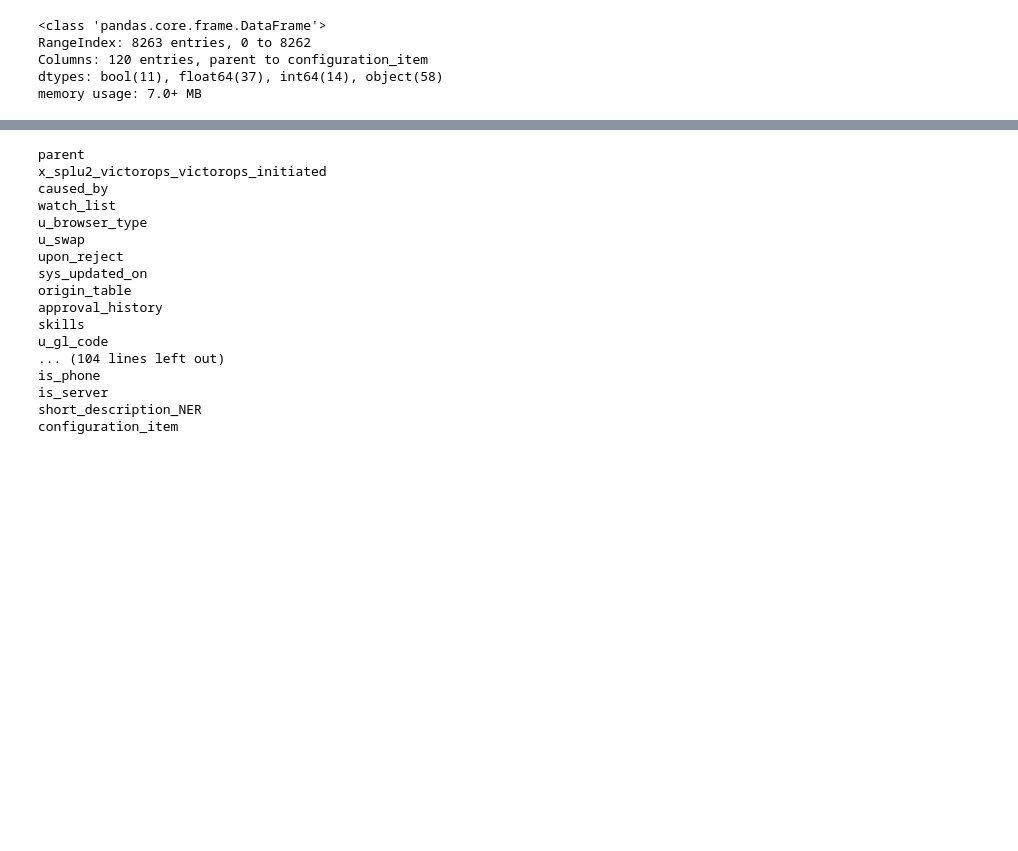
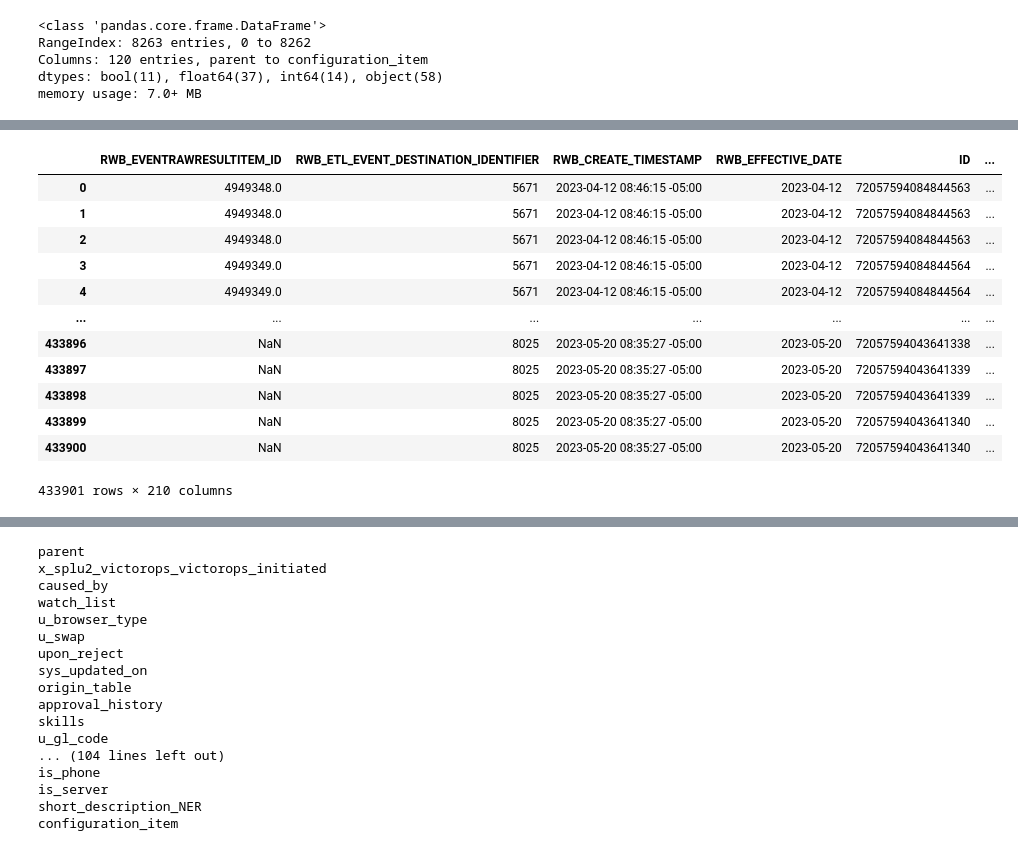
Before and after one commit to redgerly-umich/capstone_ff, a Jupyter notebook: DataCleaning/combine_4_error_types.ipynb, the cells around one changed output, grey strips where cells are left out. Drawn from its saved outputs; the diff is of its cells as text; code cells hidden in the pictures; blank space fills up the shorter version.

```diff
--- a/DataCleaning/combine_4_error_types.ipynb
+++ b/DataCleaning/combine_4_error_types.ipynb
@@ -181,0 +200,4 @@ memory usage: 7.0+ MB
+# %%
+machines['ClientItemKey'] = machines['ItemKey'].copy()
+# %%
+machines_merged = df.merge(machines[['RWB_EFFECTIVE_DATE', 'ClientItemKey', 'Name0']], on=['RWB_EFFECTIVE_DATE', 'ClientItemKey'])
@@ -181,0 +220,17 @@ memory usage: 7.0+ MB
+# %%
+incs_merged = machines_merged.merge(incs, left_on='Name0', right_on='configuration_item')
+incs_merged
+# %% [output]
+|  | RWB_EVENTRAWRESULTITEM_ID | RWB_ETL_EVENT_DESTINATION_IDENTIFIER | RWB_CREATE_TIMESTAMP | RWB_EFFECTIVE_DATE | ID | ... |
+| 0 | 4949348.0 | 5671 | 2023-04-12 08:46:15 -05:00 | 2023-04-12 | 72057594084844563 | ... |
+| 1 | 4949348.0 | 5671 | 2023-04-12 08:46:15 -05:00 | 2023-04-12 | 72057594084844563 | ... |
+| 2 | 4949348.0 | 5671 | 2023-04-12 08:46:15 -05:00 | 2023-04-12 | 72057594084844563 | ... |
+| 3 | 4949349.0 | 5671 | 2023-04-12 08:46:15 -05:00 | 2023-04-12 | 72057594084844564 | ... |
+| 4 | 4949349.0 | 5671 | 2023-04-12 08:46:15 -05:00 | 2023-04-12 | 72057594084844564 | ... |
+| ... | ... | ... | ... | ... | ... | ... |
+| 433896 | NaN | 8025 | 2023-05-20 08:35:27 -05:00 | 2023-05-20 | 72057594043641338 | ... |
+| 433897 | NaN | 8025 | 2023-05-20 08:35:27 -05:00 | 2023-05-20 | 72057594043641339 | ... |
+| 433898 | NaN | 8025 | 2023-05-20 08:35:27 -05:00 | 2023-05-20 | 72057594043641339 | ... |
+| 433899 | NaN | 8025 | 2023-05-20 08:35:27 -05:00 | 2023-05-20 | 72057594043641340 | ... |
+| 433900 | NaN | 8025 | 2023-05-20 08:35:27 -05:00 | 2023-05-20 | 72057594043641340 | ... |
+433901 rows × 210 columns
```
Also changed, not shown: parts of 4 cells of this notebook.
